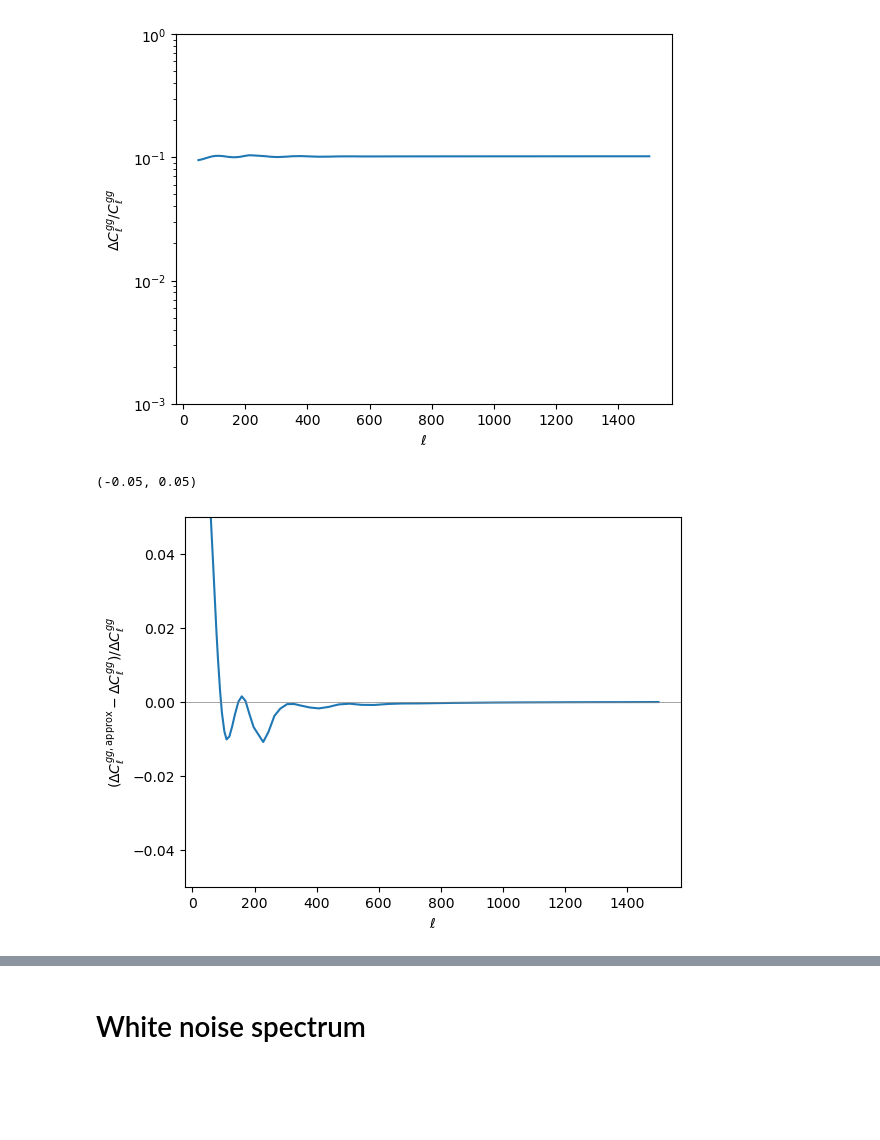
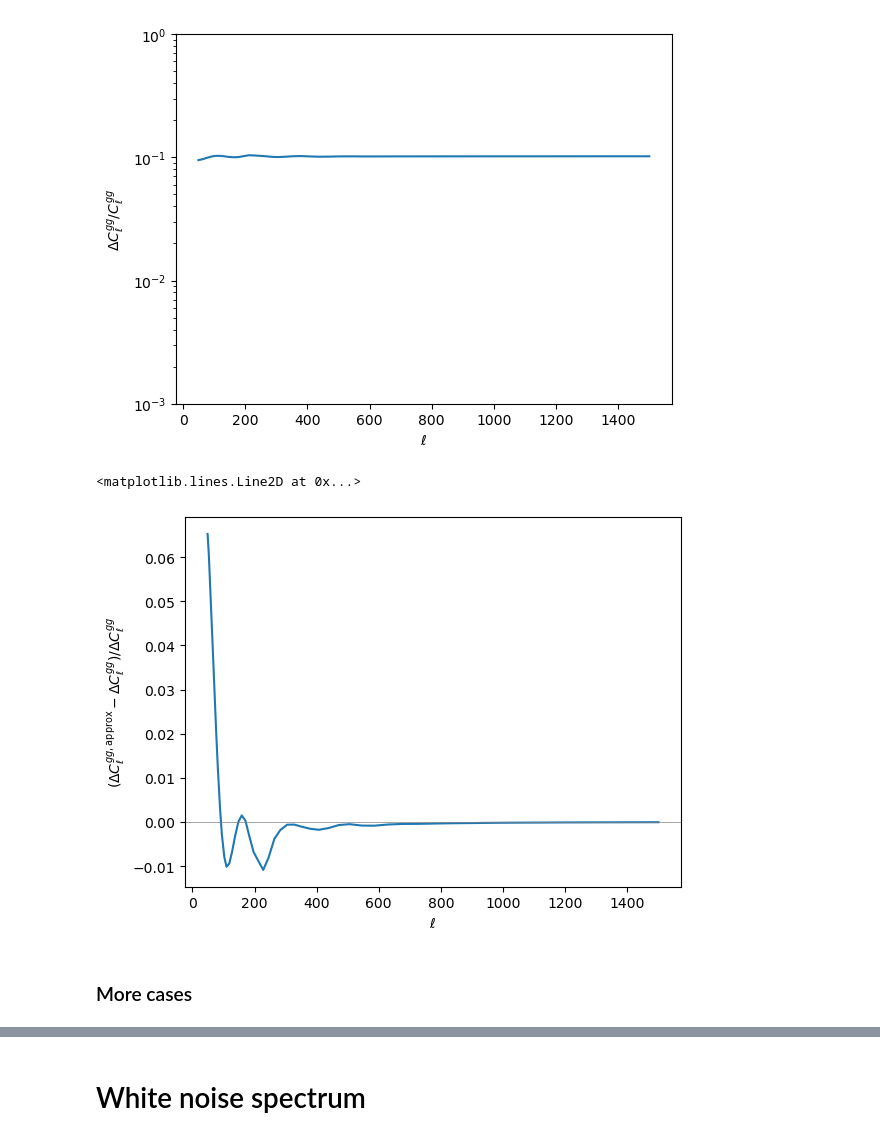
Before and after one commit to abaleato/CARDiAC, a Jupyter notebook: biases_code/galaxy_clustering_example.ipynb, the cells around one changed output, grey strips where cells are left out. Saved outputs shown, nothing was run; the diff lists cells and outputs as text; code cells hidden in the pictures; blank space fills up the shorter version.

Commit message:
nb with all the key plots for gc

```diff
--- a/biases_code/galaxy_clustering_example.ipynb
+++ b/biases_code/galaxy_clustering_example.ipynb
@@ -67,35 +72,3 @@ hp.mollview(temp_exp.zmean_shifts_array, title=r'$\Delta z$')
 [figure]
 # %% [markdown]
 Now calculate all the relevant terms, and some approximations
-# %%
-# Hyperparameters for numerical integration
-num_processes = 1
-miniter = 1000
-maxiter = 5000
-tol = 1e-11
-lprime_max = 'none'
-
-# The ells where we want to evaluate the spectra
-ells = np.logspace(np.log10(50), np.log10(1500), 48, dtype=int)
-
-filename = '/pscratch/sd/a/ab2368/data/redmagic_alpha{}_lmaxpert{}_sigmazshift{}_nside{}'.format(alpha, lmax_pert, sigma_zshift, nside)
-
-loaded_exp = biases.load_from_file(filename)
-loaded_exp.ells = ells
-unbiased_clgg = biases.unbiased_term(loaded_exp, loaded_exp.ells, num_processes=num_processes, miniter=miniter, maxiter=maxiter, tol=tol)
-loaded_exp.unbiased_clgg = unbiased_clgg
-
-# Compute full mode-coupling bias
-loaded_exp.conv_bias = biases.mode_coupling_bias(loaded_exp, loaded_exp.ells, lprime_max=lprime_max, num_processes=num_processes,
-                                                 miniter=miniter, maxiter=maxiter, tol=tol)
-# Compute analytic approximations to mode-coupling bias
-loaded_exp.analytic_mcbias_toy_model = biases.mode_coupling_bias(loaded_exp, loaded_exp.ells, num_processes=num_processes,
-                                                                 miniter=miniter, maxiter=maxiter, tol=tol, mode='analytic_toy_model')
-loaded_exp.analytic_mcbias_via_variance = biases.mode_coupling_bias(loaded_exp, loaded_exp.ells, num_processes=num_processes,
-                                                                    miniter=miniter, maxiter=maxiter, tol=tol, mode='analytic_via_variance')
-
-# Compute additive bias
-loaded_exp.additive_bias = biases.additive_bias(loaded_exp, loaded_exp.ells, num_processes=num_processes, miniter=miniter, maxiter=maxiter, tol=tol)
-
-# Save to file, this time including the biases as an attribute!
-loaded_exp.save_properties(filename)
@@ -120,3 +75,5 @@ Setting the result to 0 because ClDeltaphi ought to be 0 at this l
+# %%
+loaded_exp = biases.compute_contributions(filename)
 # %%
 plt.plot(loaded_exp.ells, loaded_exp.conv_bias/loaded_exp.unbiased_clgg)
 
@@ -130,13 +86,13 @@ plt.ylim([1e-3,1])
 [figure]
 # %%
 plt.plot(loaded_exp.ells, (loaded_exp.analytic_mcbias_via_variance-loaded_exp.conv_bias)/loaded_exp.conv_bias)
+
 plt.yscale('linear')
-#plt.legend(ncol=len(sigma_zshifts))
 plt.xlabel(r'$\ell$')
 plt.ylabel(r'$(\Delta C^{gg, \mathrm{approx}}_\ell - \Delta C^{gg}_\ell)/ \Delta C^{gg}_\ell$')
 plt.axhline(0, lw=0.5, color='gray')
-#plt.xlim([np.min(loaded_exp.ells), np.max(loaded_exp.ells)])
-plt.ylim([-0.05, 0.05])
 # %% [output]
-(-0.05, 0.05)
+<matplotlib.lines.Line2D at 0x...>
-[figure, old version]
+[figure, new version]
+# %% [markdown]
+### More cases
```
Also changed, not shown: parts of 15 cells of this notebook.
